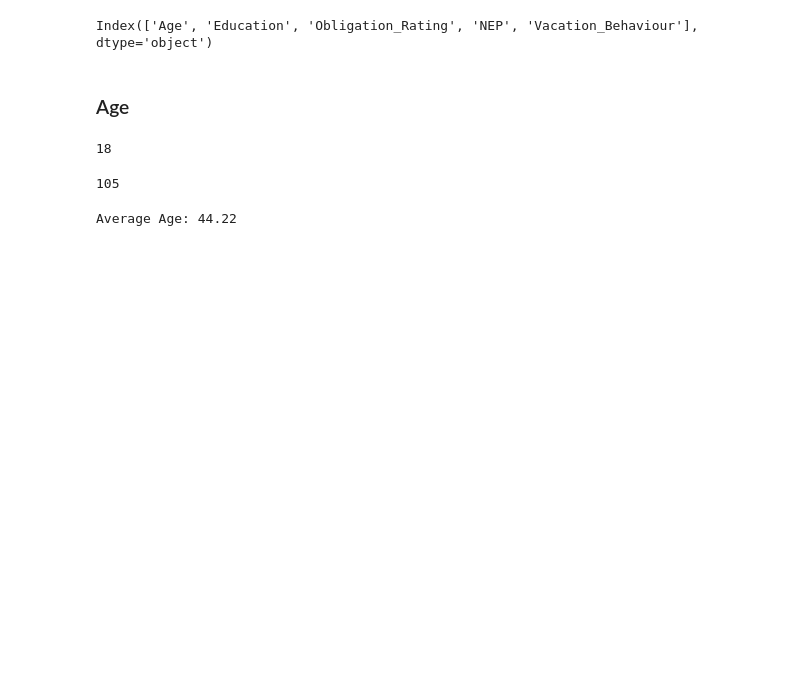
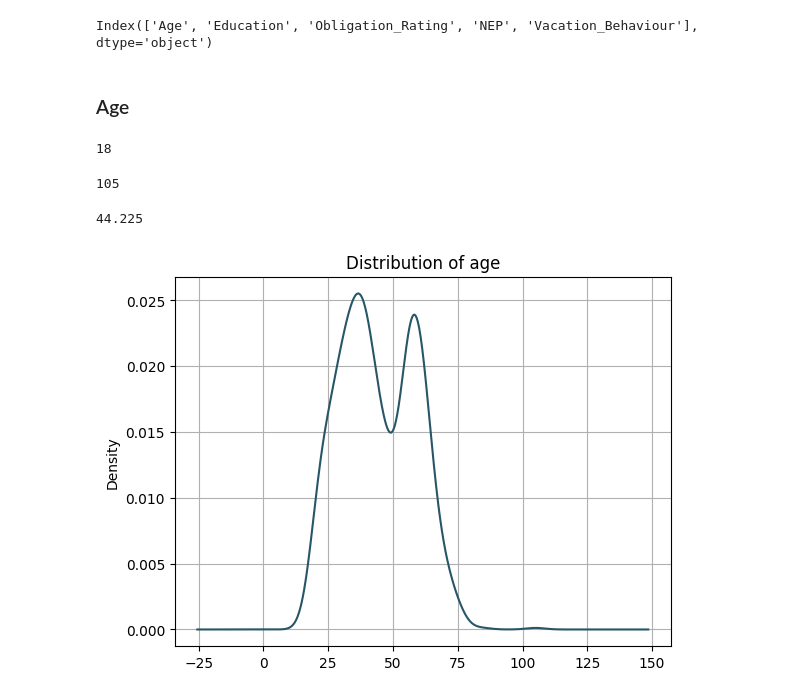
Before and after one commit to max-programming/python_scripts_ckpcet, a Jupyter notebook: project_on_data_analytics/project_1_data_analytics_on_vacation_data/Data_Analytics_On_Vacation_Data.ipynb, the cells around one changed output. Saved outputs shown, nothing was run; the diff lists cells and outputs as text; code cells hidden in the pictures; blank space fills up the shorter version.

Commit message:
Analysis of each number column

```diff
--- a/project_on_data_analytics/project_1_data_analytics_on_vacation_data/Data_Analytics_On_Vacation_Data.ipynb
+++ b/project_on_data_analytics/project_1_data_analytics_on_vacation_data/Data_Analytics_On_Vacation_Data.ipynb
@@ -357,7 +360,12 @@ df_num.Age.max()
 105
 # %%
 # Show the average
-res = df_num.Age.mean()
-print(f"Average Age: {res:.2f}")
+to_fixed(df_num.Age.mean())
 # %% [output]
-Average Age: 44.22
+44.225
+# %%
+# Show the distribution of single numerical column
+df_num.Age.plot(kind='kde', color='#275668', title="Distribution of age", grid=True)
+plt.show()
+# %% [output]
+[figure, added]
```
Also changed, not shown: parts of 30 cells of this notebook.
